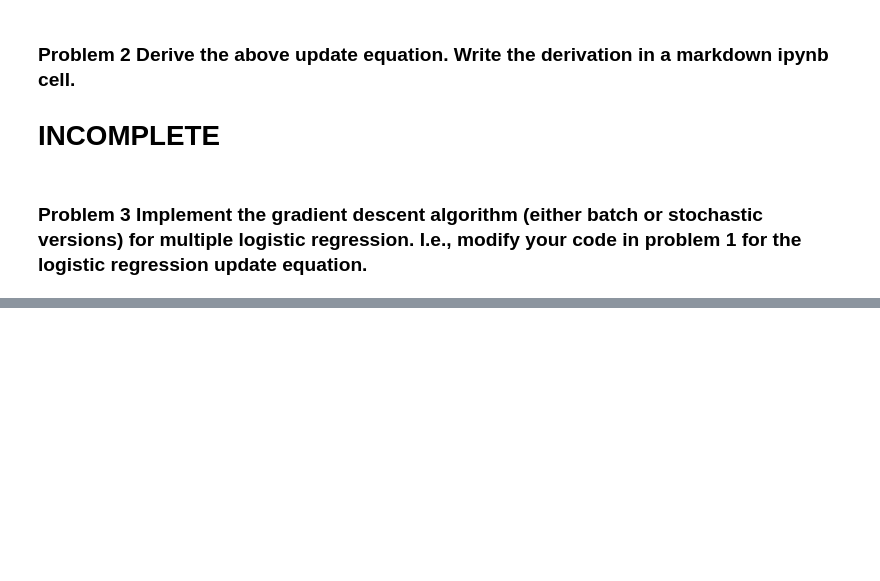
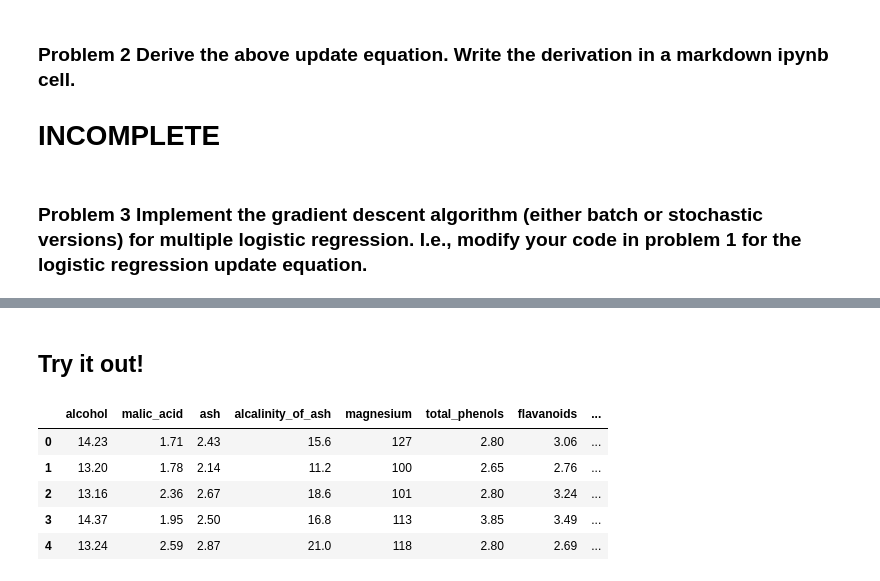
Before and after one commit to chrisyue1998/Data-Science-Projects, a Jupyter notebook: project3/yue_chris_project3.ipynb, the cells around one changed output, grey strips where cells are left out. Saved outputs shown, nothing was run; the diff lists cells and outputs as text; code cells hidden in the pictures; blank space fills up the shorter version.

```diff
--- a/project3/yue_chris_project3.ipynb
+++ b/project3/yue_chris_project3.ipynb
@@ -276,0 +334,30 @@ def lr_gradient_descent(X, y, num_steps, alpha):
+# %% [markdown]
+## Try it out!
+# %%
+import requests
+import io
+
+# UCI Iris Dataset (http://archive.ics.uci.edu/ml/machine-learning-databases/iris/iris.data)
+url = 'http://archive.ics.uci.edu/ml/machine-learning-databases/wine/wine.data'
+data = requests.get(url=url).content
+wine_df = pd.read_csv(io.StringIO(data.decode('utf-8')), header=None, names=['class', 'alcohol', 'malic_acid', 'ash',
+                                                                             'alcalinity_of_ash', 'magnesium',
+                                                                             'total_phenols', 'flavanoids',
+                                                                             'nonflavanoid_phenols', 'proanthocyanins',
+                                                                             'color_intensity', 'hue',
+                                                                             'od280/od315_of_diluted_wines',
+                                                                             'proline'])
+wine_df = wine_df[['alcohol', 'malic_acid', 'ash', 'alcalinity_of_ash', 'magnesium', 'total_phenols',
+                   'flavanoids', 'nonflavanoid_phenols', 'proanthocyanins', 'color_intensity', 'hue',
+                   'od280/od315_of_diluted_wines', 'proline', 'class']]
+wine_df = wine_df.loc[wine_df['class'] != 3]
+X = wine_df.loc[:, :'proline']
+y = wine_df['class']
+wine_df.head()
+# %% [output]
+|  | alcohol | malic_acid | ash | alcalinity_of_ash | magnesium | total_phenols | flavanoids | ... |
+| 0 | 14.23 | 1.71 | 2.43 | 15.6 | 127 | 2.80 | 3.06 | ... |
+| 1 | 13.20 | 1.78 | 2.14 | 11.2 | 100 | 2.65 | 2.76 | ... |
+| 2 | 13.16 | 2.36 | 2.67 | 18.6 | 101 | 2.80 | 3.24 | ... |
+| 3 | 14.37 | 1.95 | 2.50 | 16.8 | 113 | 3.85 | 3.49 | ... |
+| 4 | 13.24 | 2.59 | 2.87 | 21.0 | 118 | 2.80 | 2.69 | ... |
```
Also changed, not shown: parts of 25 cells of this notebook.
